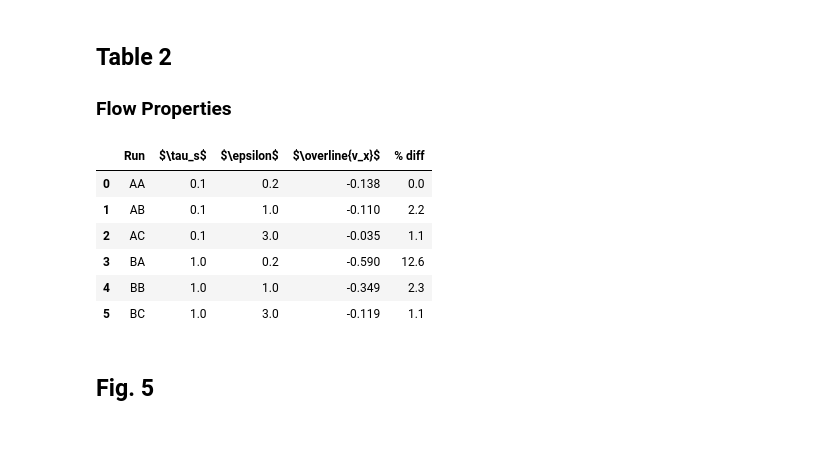
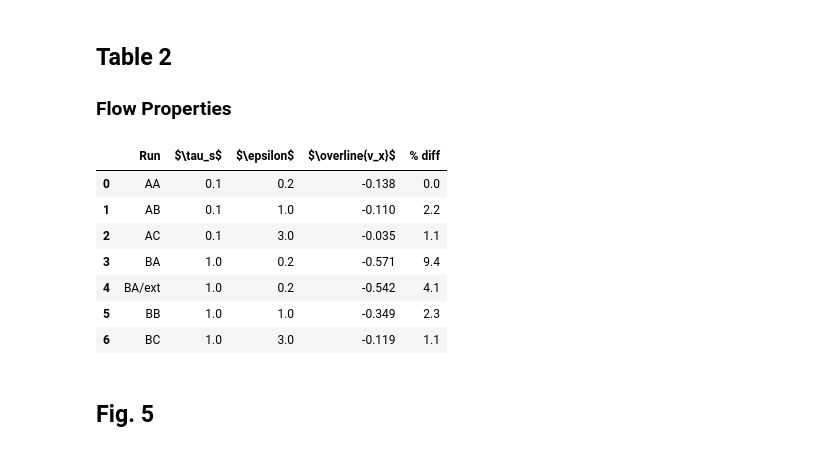
Before and after one commit to sabaronett/streaming-instability, a Jupyter notebook: ipynb/JY07-512.ipynb, the cells around one changed output. Saved outputs shown, nothing was run; the diff lists cells and outputs as text; code cells hidden in the pictures.

```diff
--- a/ipynb/JY07-512.ipynb
+++ b/ipynb/JY07-512.ipynb
@@ -19,7 +19,7 @@ from pathlib import Path
 ## Table 1
 ### Run Parameters
 # %%
-runs = ['AA', 'AB', 'AC', 'BA', 'BB', 'BC']
+runs = ['AA', 'AB', 'AC', 'BA', 'BA/ext', 'BB', 'BC']
 tau_ss, epsilons, Ls, Ns, Nps, tlims = [], [], [], [], [], []
 etar = 0.05 # [H]
 
@@ -40,7 +40,10 @@ for run in runs:
     sig = Np_tot/10**int(exp)
     Nps.append(r'${:.1f}\times10^{:.0f}$'.format(sig, exp))
     Omega = athinput['problem']['omega']                # local Keplerian ang. freq.
-    tlims.append(athinput['time']['tlim']*Omega)        # time limit [1/Ω]
+    if run == 'BA/ext':
+        tlims.append(160*Omega)
+    else:
+        tlims.append(athinput['time']['tlim']*Omega)    # time limit [1/Ω]
     epsilons.append(athinput['problem']['epsilon'])     # avg. BG dust/gas ρ-ratio
     tau_ss.append(athinput['particles']['taus0']*Omega) # dimensionless stopping time
 
@@ -189,14 +193,17 @@ ax.grid()
 ## Table 2
 ### Flow Properties
 # %%
-runs = ['AA', 'AB', 'AC', 'BA', 'BB', 'BC']
-t_sats = [25, 2, 2, 15, 10, 20]                         # See each [run].ipynb
-refs = [-0.138, -0.108, -0.035, -0.52, -0.341, -0.118]  # From JY07, Table 2
+runs = ['AA', 'AB', 'AC', 'BA', 'BA/ext', 'BB', 'BC']
+t_sats = [25, 2, 2, 40, 80, 10, 20]                    # See each [run].ipynb
+refs = [-0.138, -0.108, -0.035, -0.52, -0.52, -0.341, -0.118] # JY07, Table 2
 epsilons, tau_ss, avg_vp1s, ref_diffs = [], [], [], []
 
 for i,run in enumerate(runs):
     athinput = athena_read.athinput('../nonlinear/512x512/%s/athinput.si'%run)
-    tlim = athinput['time']['tlim']                     # time limit / T
+    if run == 'BA/ext':
+        tlim = 160
+    else:
+        tlim = athinput['time']['tlim']                 # time limit / T
     c_s = athinput['hydro']['iso_sound_speed']          # sound speed
     Np_tot = athinput['problem']['npx1']\
          *athinput['problem']['npx2']\
@@ -204,36 +211,37 @@ for i,run in enumerate(runs):
     Omega = athinput['problem']['omega']                # local Keplerian ang. freq.
     epsilons.append(athinput['problem']['epsilon'])     # avg. BG dust/gas ρ-ratio
     Pi = athinput['problem']['duy0']                    # global rad. press. grad.
     tau_ss.append(athinput['particles']['taus0']*Omega) # dimensionless stopping time
     etav_K = Pi*c_s                                     # velocity (JY07)
     hst = athena_read.hst('../nonlinear/512x512/%s/SI.hst'%run)
     i_sat = hst['time'].size*t_sats[i]//tlim            # saturation output start
     avg_vp1s.append(np.average(hst['vp1'][i_sat:])/etav_K/Np_tot)
     ref_diffs.append(100*2*np.abs((avg_vp1s[i] - refs[i]) / (avg_vp1s[i] + refs[i])))
 
 df = pd.DataFrame(
     {
         "Run": runs,
         r"$\tau_s$": tau_ss,
         r"$\epsilon$": epsilons,
         r"$\overline{v_x}$": avg_vp1s,
         "% diff": ref_diffs
     }
 )
 df.style.format({
     r"$\tau_s$": "{:.1f}",
     r"$\epsilon$": "{:.1f}",
     r"$\overline{v_x}$": "{:.3f}",
     "% diff": "{:.1f}"
 })
 # %% [output]
 |  | Run | $\tau_s$ | $\epsilon$ | $\overline{v_x}$ | % diff |
 | 0 | AA | 0.1 | 0.2 | -0.138 | 0.0 |
 | 1 | AB | 0.1 | 1.0 | -0.110 | 2.2 |
 | 2 | AC | 0.1 | 3.0 | -0.035 | 1.1 |
-| 3 | BA | 1.0 | 0.2 | -0.590 | 12.6 |
-| 4 | BB | 1.0 | 1.0 | -0.349 | 2.3 |
-| 5 | BC | 1.0 | 3.0 | -0.119 | 1.1 |
+| 3 | BA | 1.0 | 0.2 | -0.571 | 9.4 |
+| 4 | BA/ext | 1.0 | 0.2 | -0.542 | 4.1 |
+| 5 | BB | 1.0 | 1.0 | -0.349 | 2.3 |
+| 6 | BC | 1.0 | 3.0 | -0.119 | 1.1 |
 # %% [markdown]
 ## Fig. 5
 # %%
```
Also changed, not shown: parts of 7 cells of this notebook.
